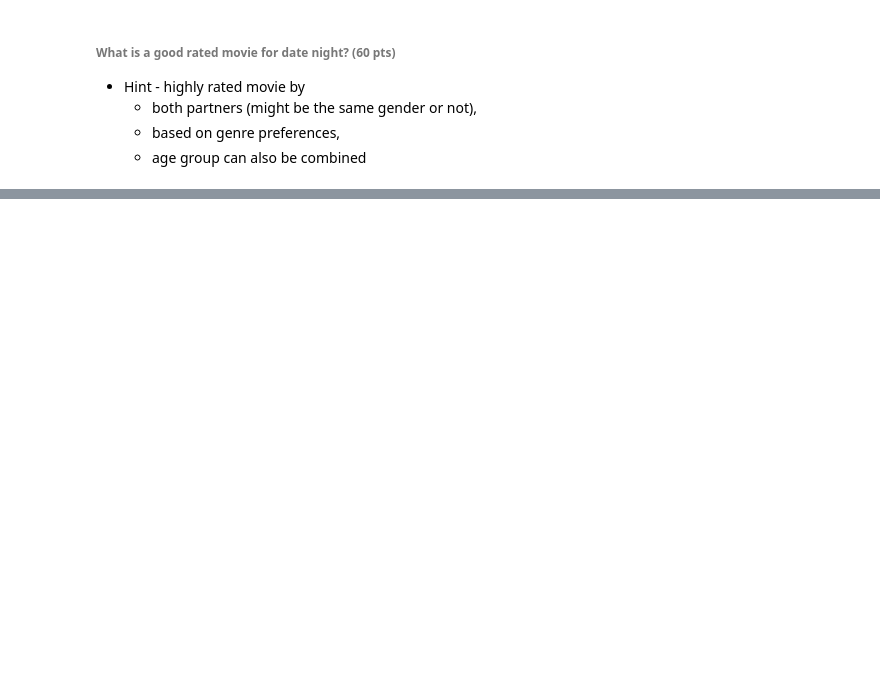
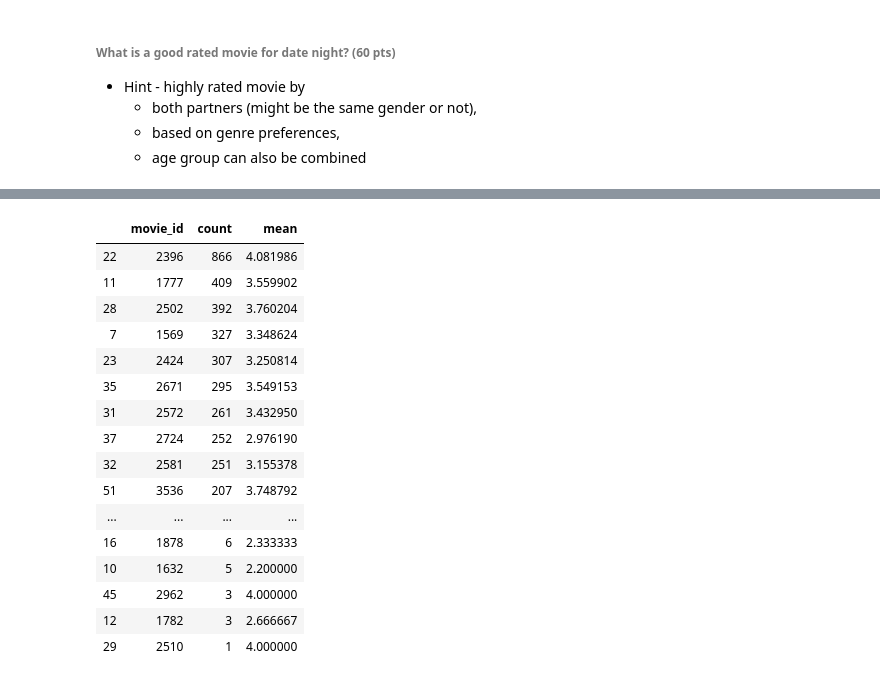
Before and after one commit to rashmihu/CSC-405-605_2020_Assignment, a Jupyter notebook: Assignment_2/code/date_night_movie.ipynb, the cells around one changed output, grey strips where cells are left out. Saved outputs shown, nothing was run; the diff lists cells and outputs as text; code cells hidden in the pictures; blank space fills up the shorter version.

```diff
--- a/Assignment_2/code/date_night_movie.ipynb
+++ b/Assignment_2/code/date_night_movie.ipynb
@@ -108,0 +198,24 @@ print movies.head()
+# %%
+filterdata = userMovieRatings[userMovieRatings['year'].between('1997','2000',inclusive=True)]
+filterdata = filterdata[filterdata['genres'] == 'Comedy|Romance']
+filterdata = filterdata[filterdata['age'].isin([25,30])]
+highRatedRomCom = filterdata.groupby('movie_id')['rating'].agg(['count','mean']).reset_index().sort_values(['count','mean'],ascending=[False,False])
+highRatedRomCom
+# %% [output]
+|  | movie_id | count | mean |
+| 22 | 2396 | 866 | 4.081986 |
+| 11 | 1777 | 409 | 3.559902 |
+| 28 | 2502 | 392 | 3.760204 |
+| 7 | 1569 | 327 | 3.348624 |
+| 23 | 2424 | 307 | 3.250814 |
+| 35 | 2671 | 295 | 3.549153 |
+| 31 | 2572 | 261 | 3.432950 |
+| 37 | 2724 | 252 | 2.976190 |
+| 32 | 2581 | 251 | 3.155378 |
+| 51 | 3536 | 207 | 3.748792 |
+| ... | ... | ... | ... |
+| 16 | 1878 | 6 | 2.333333 |
+| 10 | 1632 | 5 | 2.200000 |
+| 45 | 2962 | 3 | 4.000000 |
+| 12 | 1782 | 3 | 2.666667 |
+| 29 | 2510 | 1 | 4.000000 |
```
Also changed, not shown: parts of 21 cells of this notebook.
